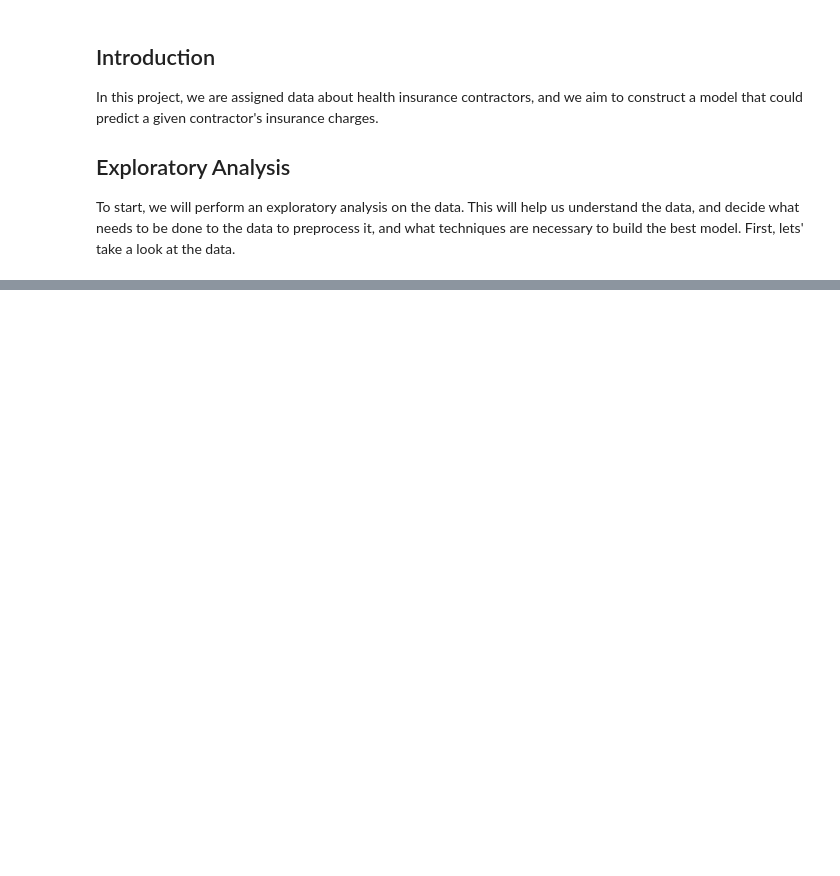
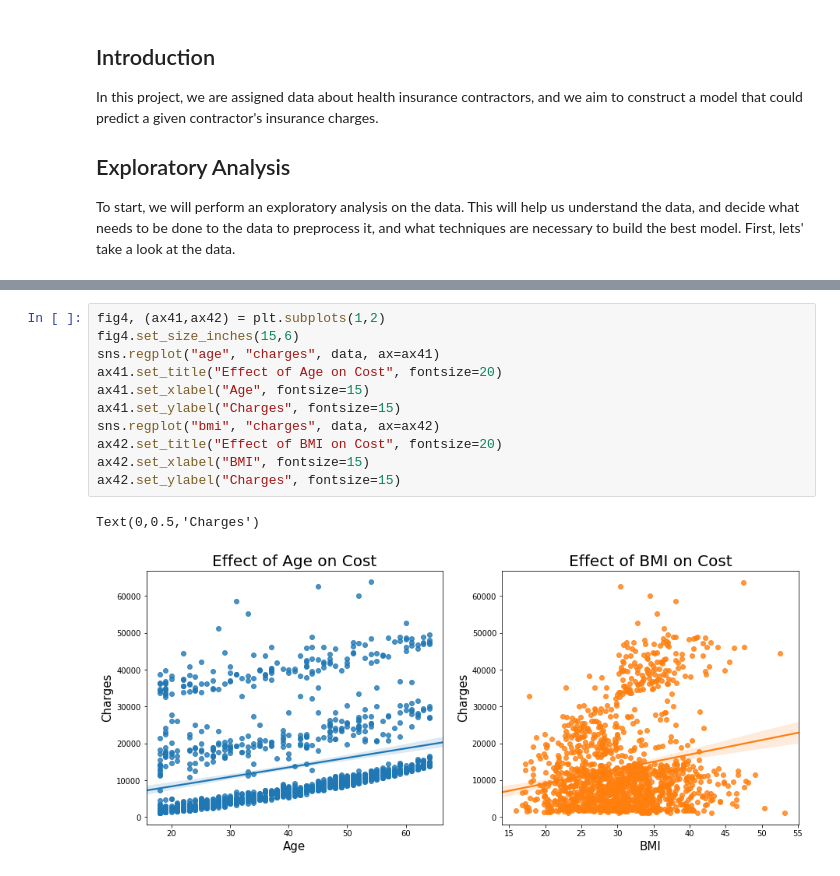
Before and after one commit to nezartarbin/Predicting_Health_Insurance_Costs, a Jupyter notebook: insurance.ipynb, the cells around one changed output, grey strips where cells are left out. Drawn from its saved outputs; the diff is of its cells as text; blank space fills up the shorter version.

```diff
--- a/insurance.ipynb
+++ b/insurance.ipynb
@@ -233,0 +161,14 @@ NameError: name 'dot_data' is not defined
+# %%
+fig4, (ax41,ax42) = plt.subplots(1,2)
+fig4.set_size_inches(15,6)
+sns.regplot("age", "charges", data, ax=ax41)
+ax41.set_title("Effect of Age on Cost", fontsize=20)
+ax41.set_xlabel("Age", fontsize=15)
+ax41.set_ylabel("Charges", fontsize=15)
+sns.regplot("bmi", "charges", data, ax=ax42)
+ax42.set_title("Effect of BMI on Cost", fontsize=20)
+ax42.set_xlabel("BMI", fontsize=15)
+ax42.set_ylabel("Charges", fontsize=15)
+# %% [output]
+Text(0,0.5,'Charges')
+[figure, added]
```
Also changed, not shown: parts of 35 cells of this notebook.
